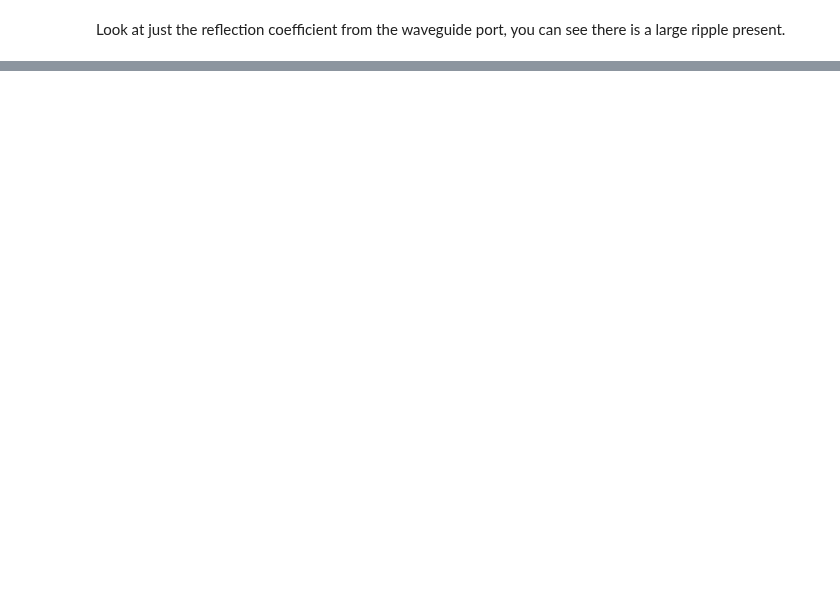
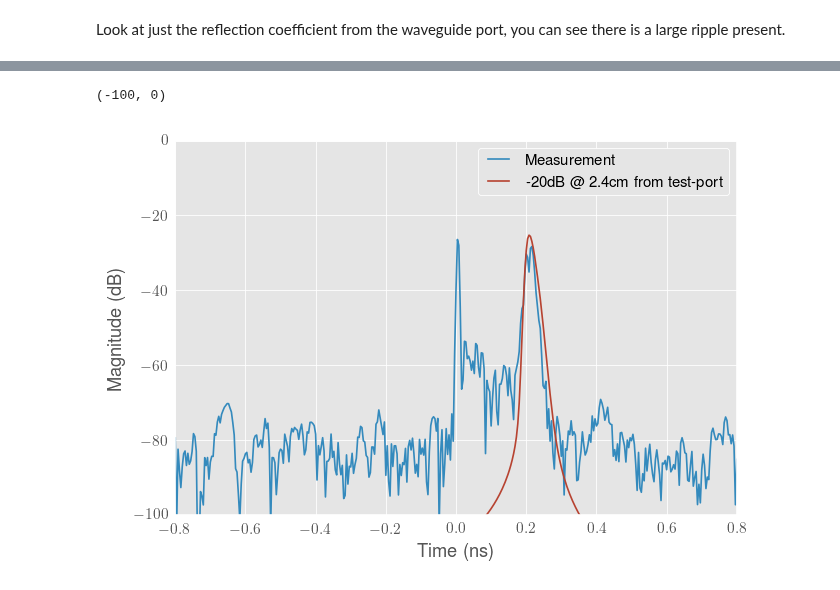
Before and after one commit to scikit-rf/examples, a Jupyter notebook: Time Domain.ipynb, the cells around one changed output, grey strips where cells are left out. Saved outputs shown, nothing was run; the diff lists cells and outputs as text; code cells hidden in the pictures; blank space fills up the shorter version.

```diff
--- a/Time Domain.ipynb
+++ b/Time Domain.ipynb
@@ -51,0 +77,20 @@ Translating the x-axis into units of distance requires knowledge of the propagat
+# %%
+from skrf.media import RectangularWaveguide
+cm = 1e-2
+
+# create a rectangular waveguide media to gererate a theoretical network
+wr1p5 = RectangularWaveguide(frequency=probe.frequency,
+                             a=15*rf.mil,z0=1)
+
+# create an ideal delayed load, parameters are adjusted until the
+# theoretical response agrees with the measurement
+theory = wr1p5.delay_load(Gamma0=rf.db_2_mag(-20),
+                          d=2.4*cm)
+
+
+probe.plot_s_db_time(0,0, label = 'Measurement')
+theory.plot_s_db_time(label='-20dB @ 2.4cm from test-port')
+ylim(-100,0)
+# %% [output]
+(-100, 0)
+[figure, added]
```
Also changed, not shown: parts of 22 cells of this notebook, 3 other files.
